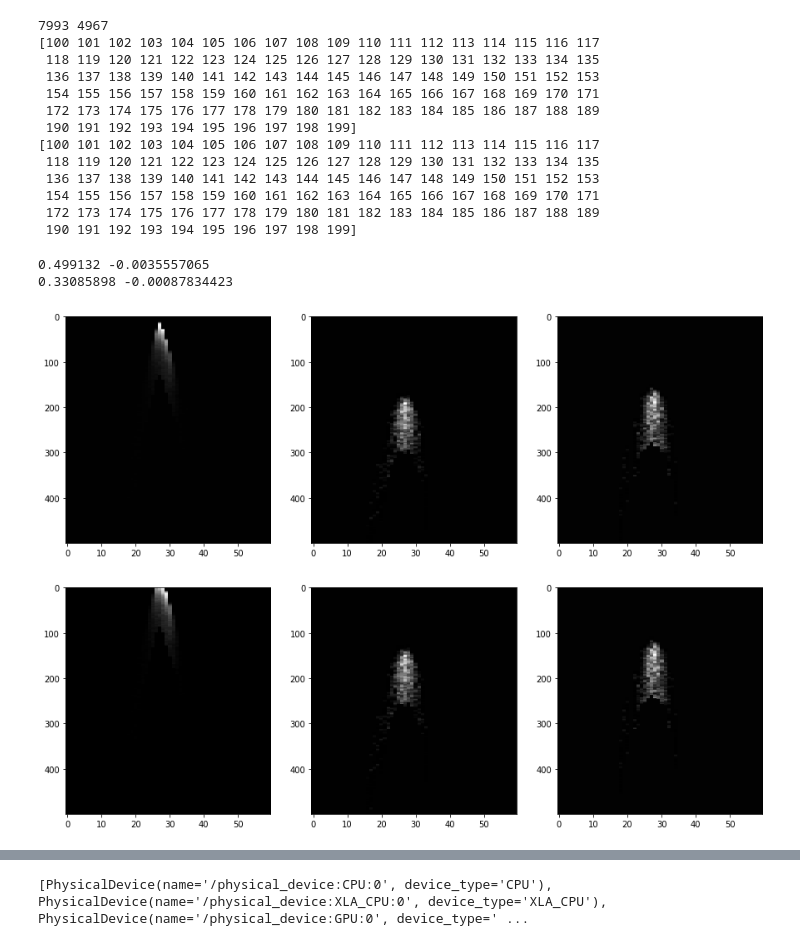
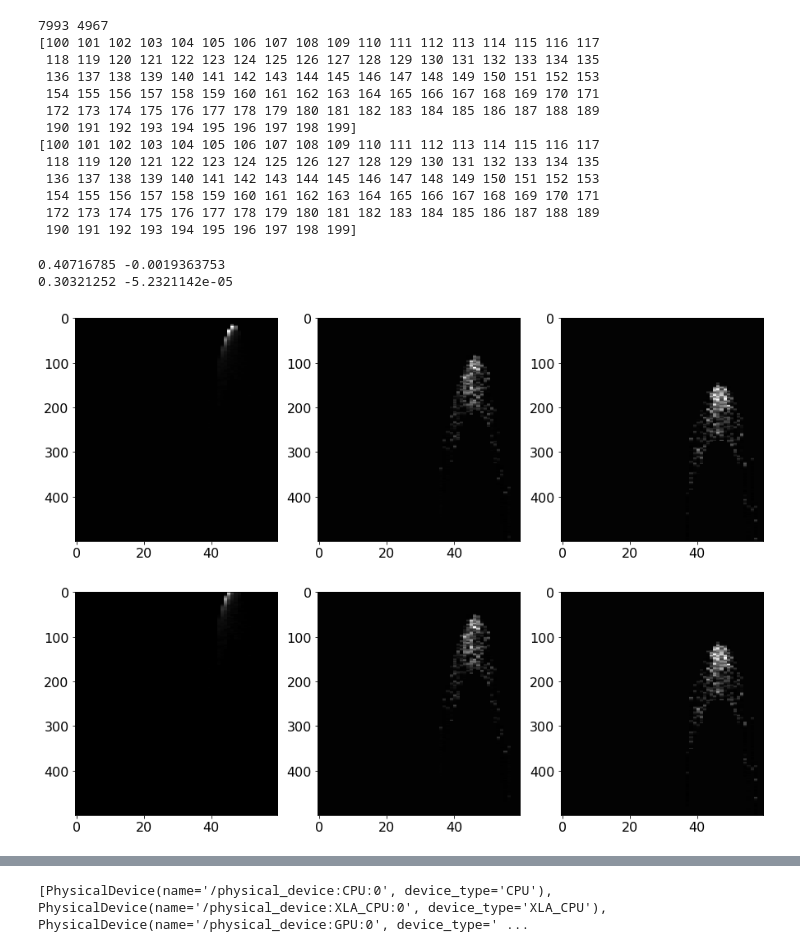
Before and after one commit to dpankova/DoublePulse, a Jupyter notebook: notebooks/Improved/DIffNorm.ipynb, the cells around one changed output, grey strips where cells are left out. Drawn from its saved outputs; the diff is of its cells as text; code cells hidden in the pictures.

```diff
--- a/notebooks/Improved/DIffNorm.ipynb
+++ b/notebooks/Improved/DIffNorm.ipynb
@@ -105,14 +103,15 @@ print(np.unique(dif))
  172 173 174 175 176 177 178 179 180 181 182 183 184 185 186 187 188 189
  190 191 192 193 194 195 196 197 198 199]
 # %%
-e1 = data_1[(data_1['id']['event_id']==716) & (data_1['id']['run_id']==167)]
-e2 = data_2[(data_2['id']['event_id']==716) & (data_2['id']['run_id']==167)]
+e1 = data_1[(data_1['id']['event_id']==680) & (data_1['id']['run_id']==167)]
+e2 = data_2[(data_2['id']['event_id']==680) & (data_2['id']['run_id']==167)]
 ims(e1)
 ims(e2)
 print(e1['image'].max(),e1['image'].min())
 print(e2['image'].max(),e2['image'].min())
+print()
 # %% [output]
-0.499132 -0.0035557065
-0.33085898 -0.00087834423
+0.40716785 -0.0019363753
+0.30321252 -5.2321142e-05
-[figure, old version]
+[figure, new version]
-[figure, old version]
+[figure, new version]
```
Also changed, not shown: parts of 4 cells of this notebook, 5 other files.
